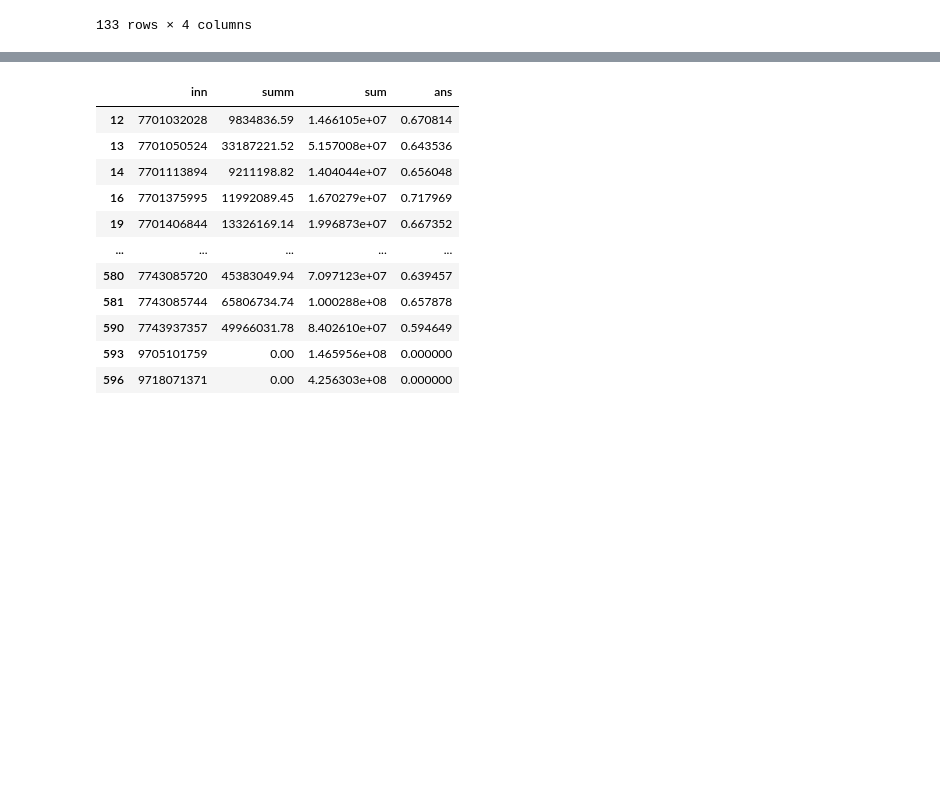
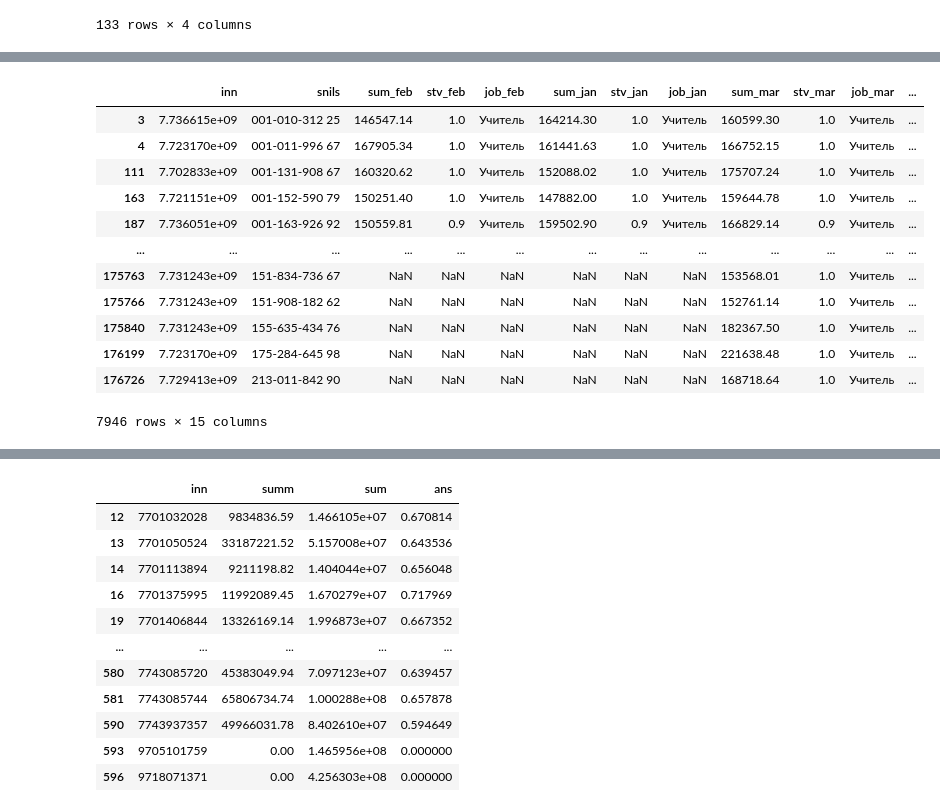
Before and after one commit to Mr-Maxraw/cfo-parser, a Jupyter notebook: counting/szp.ipynb, the cells around one changed output, grey strips where cells are left out. Saved outputs shown, nothing was run; the diff lists cells and outputs as text; code cells hidden in the pictures; blank space fills up the shorter version.

```diff
--- a/counting/szp.ipynb
+++ b/counting/szp.ipynb
@@ -654,0 +763,38 @@ temp['szp_teach'] = temp.apply(lambda row: szp_teach(row, months), axis=1)
+# %%
+def give_grp(row):
+    if pd.isna(row['szp_teach']):
+        return 0
+    if row['szp_teach'] < 100000:
+        return 1
+    if row['szp_teach'] < 130000:
+        return 2
+    if row['szp_teach'] < 150000:
+        return 3
+    return 4
+# %%
+def give_grp2(row):
+    if row['szp_teach'] < 80000:
+        return 1
+    if row['szp_teach'] > 150000:
+        return 2
+    return 0
+# %%
+temp['grp'] = temp.apply(lambda row: give_grp(row), axis=1)
+# %%
+temp['grp2'] = temp.apply(lambda row: give_grp2(row), axis=1)
+# %%
+temp[temp.grp2 == 2]
+# %% [output]
+|  | inn | snils | sum_feb | stv_feb | job_feb | sum_jan | stv_jan | job_jan | sum_mar | stv_mar | job_mar | ... |
+| 3 | 7.736615e+09 | 001-010-312 25 | 146547.14 | 1.0 | Учитель | 164214.30 | 1.0 | Учитель | 160599.30 | 1.0 | Учитель | ... |
+| 4 | 7.723170e+09 | 001-011-996 67 | 167905.34 | 1.0 | Учитель | 161441.63 | 1.0 | Учитель | 166752.15 | 1.0 | Учитель | ... |
+| 111 | 7.702833e+09 | 001-131-908 67 | 160320.62 | 1.0 | Учитель | 152088.02 | 1.0 | Учитель | 175707.24 | 1.0 | Учитель | ... |
+| 163 | 7.721151e+09 | 001-152-590 79 | 150251.40 | 1.0 | Учитель | 147882.00 | 1.0 | Учитель | 159644.78 | 1.0 | Учитель | ... |
+| 187 | 7.736051e+09 | 001-163-926 92 | 150559.81 | 0.9 | Учитель | 159502.90 | 0.9 | Учитель | 166829.14 | 0.9 | Учитель | ... |
+| ... | ... | ... | ... | ... | ... | ... | ... | ... | ... | ... | ... | ... |
+| 175763 | 7.731243e+09 | 151-834-736 67 | NaN | NaN | NaN | NaN | NaN | NaN | 153568.01 | 1.0 | Учитель | ... |
+| 175766 | 7.731243e+09 | 151-908-182 62 | NaN | NaN | NaN | NaN | NaN | NaN | 152761.14 | 1.0 | Учитель | ... |
+| 175840 | 7.731243e+09 | 155-635-434 76 | NaN | NaN | NaN | NaN | NaN | NaN | 182367.50 | 1.0 | Учитель | ... |
+| 176199 | 7.723170e+09 | 175-284-645 98 | NaN | NaN | NaN | NaN | NaN | NaN | 221638.48 | 1.0 | Учитель | ... |
+| 176726 | 7.729413e+09 | 213-011-842 90 | NaN | NaN | NaN | NaN | NaN | NaN | 168718.64 | 1.0 | Учитель | ... |
+7946 rows × 15 columns
```
Also changed, not shown: parts of 25 cells of this notebook, 5 other files.
